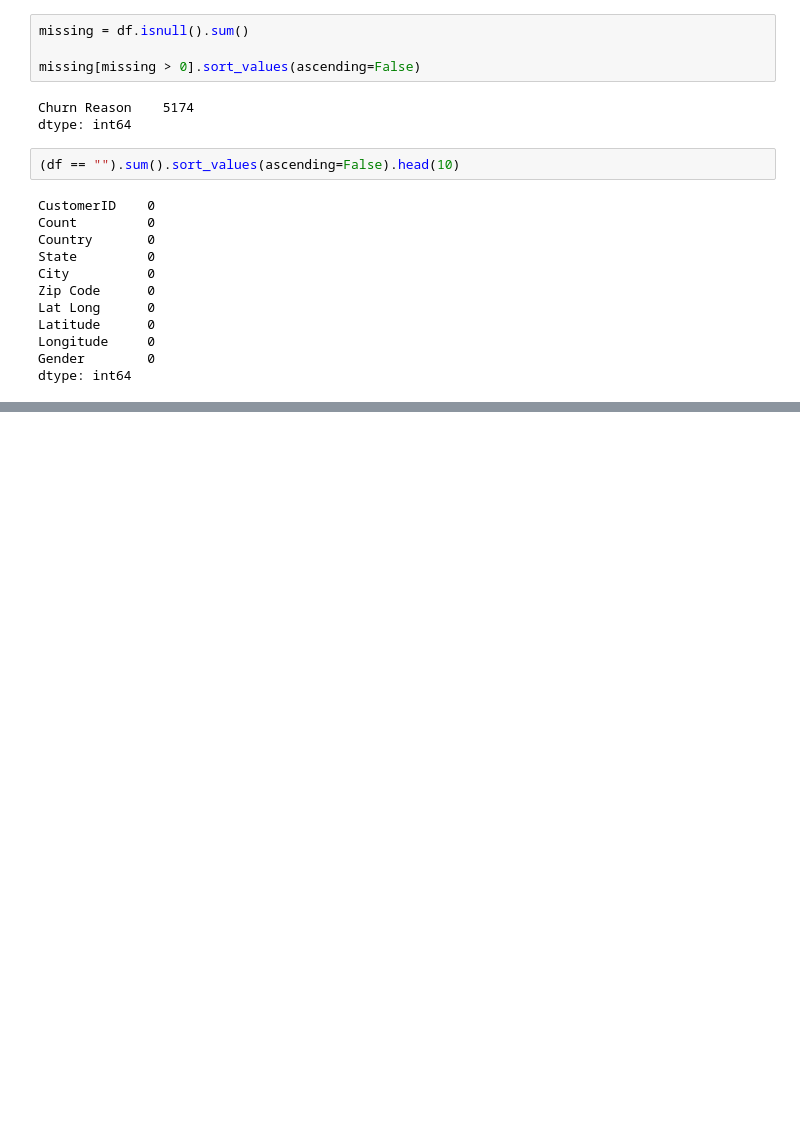
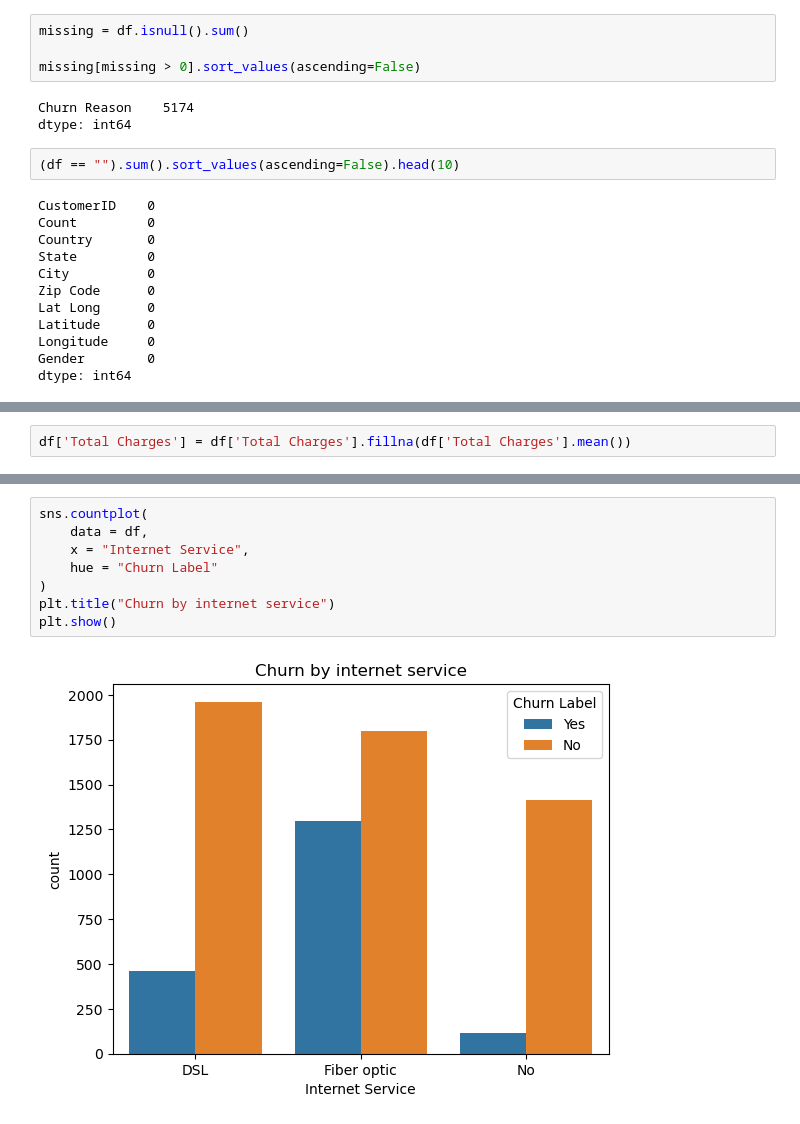
Before and after one commit to sandeepkumar9760/ChurnGuard-End-to-End-Customer-Retention-Intelligence-Platform, a Jupyter notebook: notebooks/01_Telco_churn.ipynb, the cells around one changed output, grey strips where cells are left out. Drawn from its saved outputs; the diff is of its cells as text; blank space fills up the shorter version.

```diff
--- a/notebooks/01_Telco_churn.ipynb
+++ b/notebooks/01_Telco_churn.ipynb
@@ -95,0 +218,2 @@ dtype: int64
+# %%
+df['Total Charges'] = df['Total Charges'].fillna(df['Total Charges'].mean())
@@ -95,0 +236,10 @@ dtype: int64
+# %%
+sns.countplot(
+    data = df,
+    x = "Internet Service",
+    hue = "Churn Label"
+)
+plt.title("Churn by internet service")
+plt.show()
+# %% [output]
+[figure, added]
```
Also changed, not shown: parts of 21 cells of this notebook.
